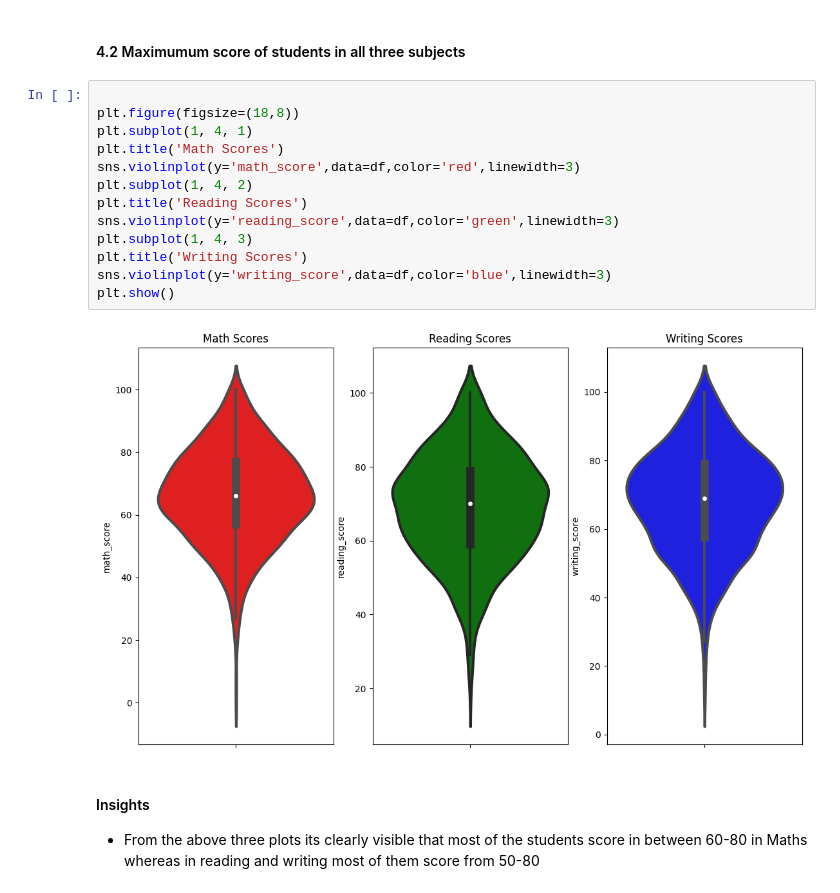
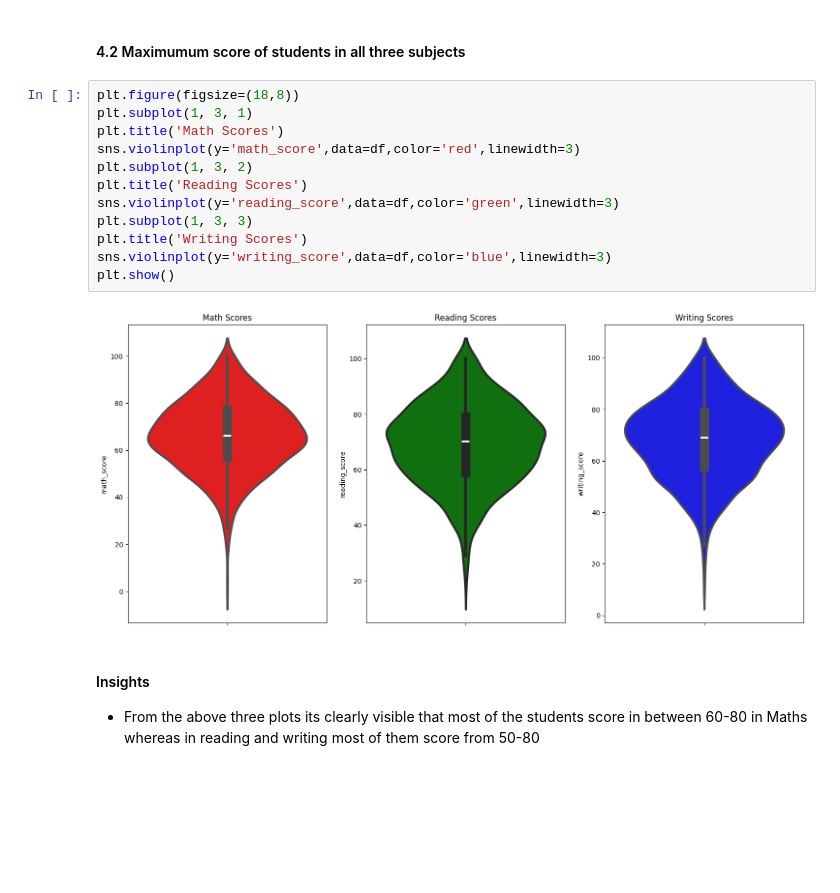
Before and after one commit to ani98622/Predictive_modelling_and_data_analysis, a Jupyter notebook: notebook/1 . EDA STUDENT PERFORMANCE.ipynb, the cells around one changed output. Drawn from its saved outputs; the diff is of its cells as text; blank space fills up the shorter version.

```diff
--- a/notebook/1 . EDA STUDENT PERFORMANCE.ipynb
+++ b/notebook/1 . EDA STUDENT PERFORMANCE.ipynb
@@ -331,20 +324,19 @@ plt.show()
 # %% [markdown]
 #### 4.2 Maximumum score of students in all three subjects
 # %%
-
 plt.figure(figsize=(18,8))
-plt.subplot(1, 4, 1)
+plt.subplot(1, 3, 1)
 plt.title('Math Scores')
 sns.violinplot(y='math_score',data=df,color='red',linewidth=3)
-plt.subplot(1, 4, 2)
+plt.subplot(1, 3, 2)
 plt.title('Reading Scores')
 sns.violinplot(y='reading_score',data=df,color='green',linewidth=3)
-plt.subplot(1, 4, 3)
+plt.subplot(1, 3, 3)
 plt.title('Writing Scores')
 sns.violinplot(y='writing_score',data=df,color='blue',linewidth=3)
 plt.show()
 # %% [output]
-[figure, old version]
+[figure, new version]
 # %% [markdown]
 #### Insights
 - From the above three plots its clearly visible that most of the students score in between 60-80 in Maths whereas in reading and writing most of them score from 50-80
```
Also changed, not shown: parts of 5 cells of this notebook, 2 other files.
